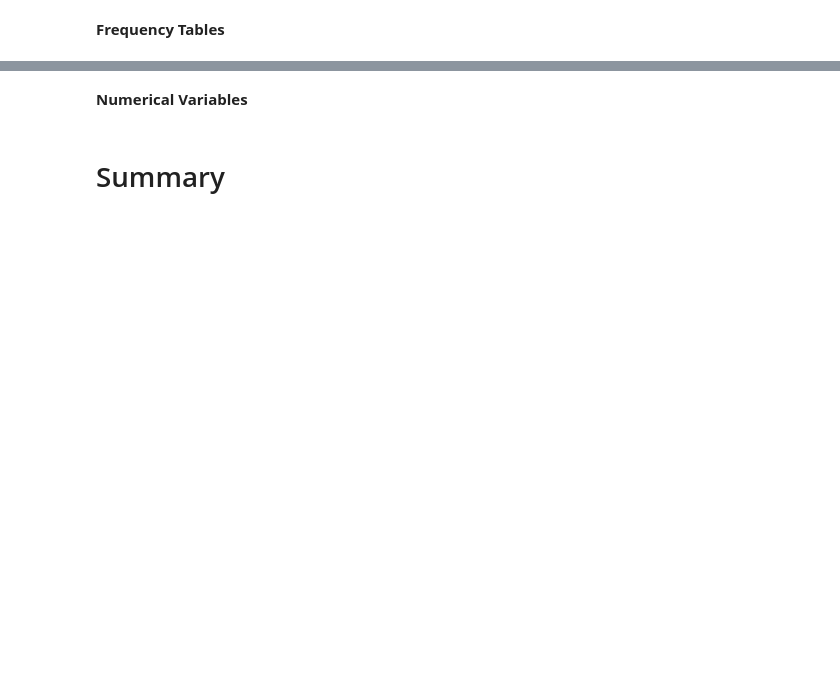
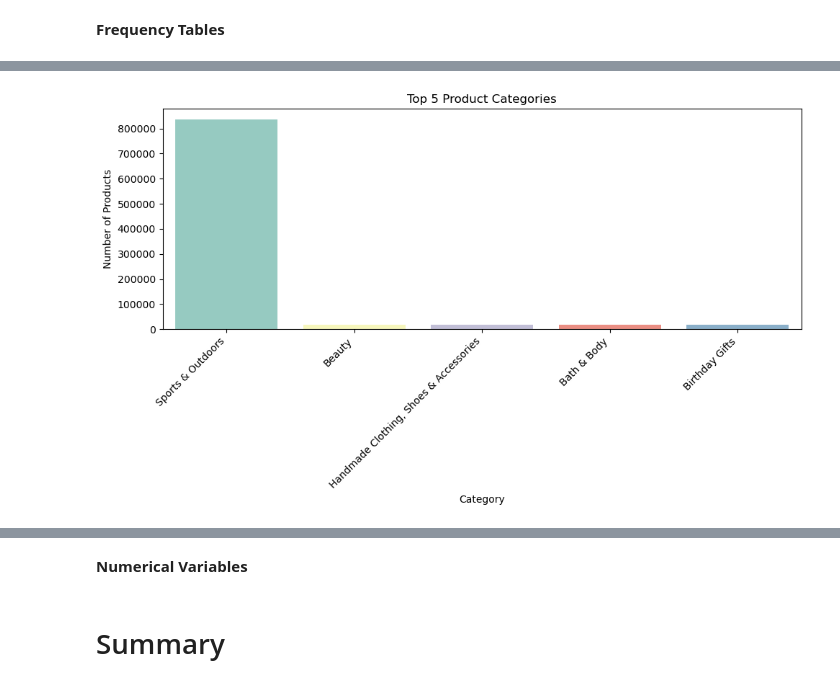
Before and after one commit to SheryllD/lab-eda-univariate, a Jupyter notebook: solution.ipynb, the cells around one changed output, grey strips where cells are left out. Cells and saved outputs as stored; diff of their text form; code cells hidden in the pictures; blank space fills up the shorter version.

```diff
--- a/solution.ipynb
+++ b/solution.ipynb
@@ -23,0 +15,17 @@ df
+# %%
+# Loading and exporting the dataset from kaggle
+# Install dependencies as needed:
+#pip install kagglehub[pandas-datasets.csv]
+
+# Set the path to the file you'd like to load
+file_path = "amz_uk_price_prediction_dataset.csv"
+
+# Load the latest version
+df = kagglehub.load_dataset(KaggleDatasetAdapter.PANDAS,"asaniczka/uk-optimal-product-price-prediction", file_path,
+  # Provide any additional arguments like
+  # sql_query or pandas_kwargs. See the
+  # documenation for more information:
+  # https://github.com/Kaggle/kagglehub/blob/main/README.md#kaggledatasetadapterpandas
+)
+
+print("First 5 records:", df.head())
@@ -44,0 +233,5 @@ Exploring the following:
+# %%
+# To make a better table form I can also do this:
+frequency_table_category = df['category'].value_counts().reset_index()
+frequency_table_category.columns = ['category', 'count']
+frequency_table_category
@@ -46,0 +360,3 @@ Exploring the following:
+# %%
+top_5_categories = frequency_table_category.nlargest(5, 'count')
+top_5_categories
@@ -46,0 +370,20 @@ Exploring the following:
+# %%
+# Plotting a bar chart using the values from the frequency table, with colors siyrced from the "set3" palette
+plt.figure(figsize=(10, 6))
+sns.barplot(
+    data=top_5_categories,
+    x='category',
+    y='count',
+    hue='category',       # Assigned x to hue for coloring
+    palette="Set3",
+    legend=False         # Disable legend to avoid clutter
+)
+
+plt.title("Top 5 Product Categories")
+plt.xlabel("Category")
+plt.ylabel("Number of Products")
+plt.xticks(rotation=45, ha='right')
+plt.tight_layout()
+plt.show()
+# %% [output]
+[figure, added]
```
Also changed, not shown: parts of 35 cells of this notebook.
